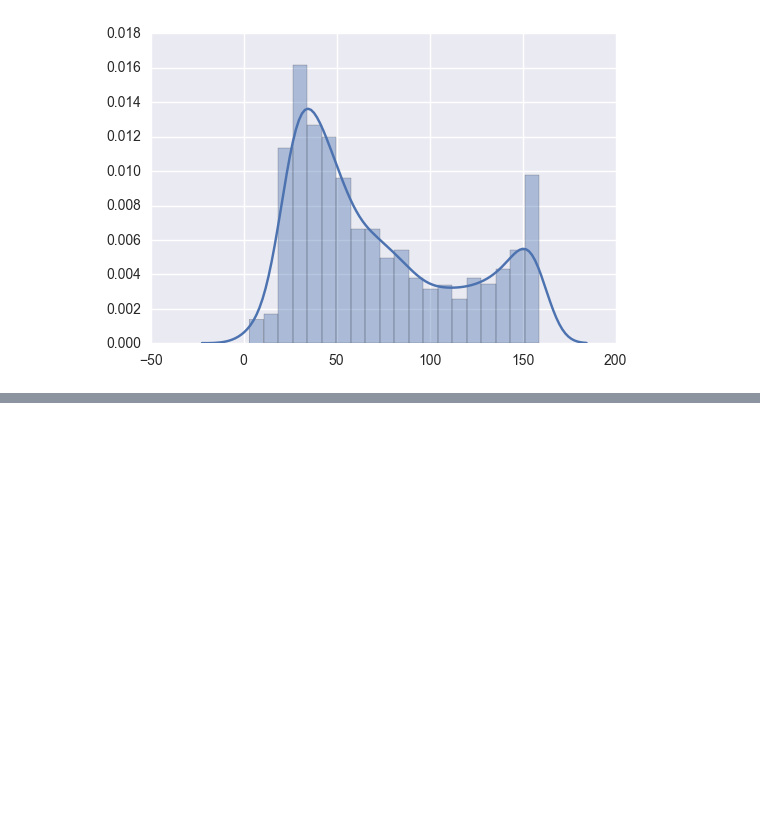
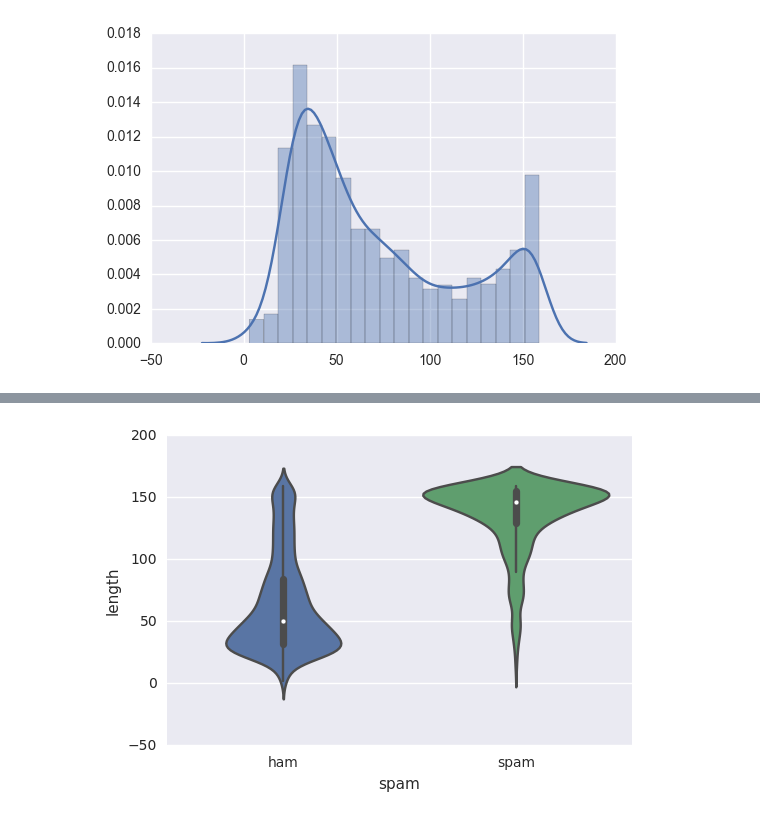
Before and after one commit to LukeWood/SpamVsHamDataAnalysis, a Jupyter notebook: DraftReport-2.ipynb, the cells around one changed output, grey strips where cells are left out. Drawn from its saved outputs; the diff is of its cells as text; code cells hidden in the pictures; blank space fills up the shorter version.

```diff
--- a/DraftReport-2.ipynb
+++ b/DraftReport-2.ipynb
@@ -217,3 +228,8 @@ plt.show()
+# %%
+sns.violinplot(x='spam', y='length', data=df_lens)
+plt.show()
+# %% [output]
+[figure, added]
 # %% [markdown]
 # Word Clouds
 We took the time to create two word clouds: one for spam and one for ham.
```
Also changed, not shown: parts of 4 cells of this notebook.
